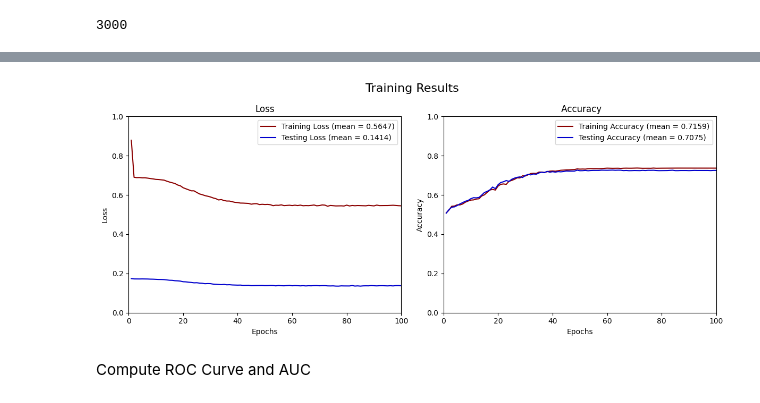
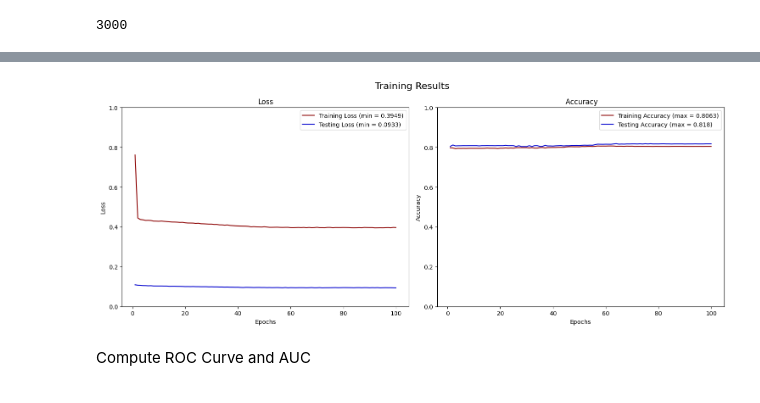
Before and after one commit to gpesticci/Jet-GNN, a Jupyter notebook: GNN.ipynb, the cells around one changed output, grey strips where cells are left out. Drawn from its saved outputs; the diff is of its cells as text; code cells hidden in the pictures.

```diff
--- a/GNN.ipynb
+++ b/GNN.ipynb
@@ -39,3 +121,6 @@ df = pd.concat([sig_isb_df, bkg_isb_df])
+# %%
+# Duplicate single features for each node
+df = prepare_features(combined_df, jet_cols, daughter_cols)
 # %%
 df
 # %% [output]
@@ -200,15 +193,14 @@ def node_features(df):
     features_list = []
 
     for _, row in df.iterrows():
-
-        max_nodes = max(len(row[col]) if isinstance(row[col], list) else 1 for col in feature_cols)
-        jet_nodes = [[] for _ in range(max_nodes)]
+        num_nodes = row['Jet0_nDaughters']
+        jet_nodes = [[] for _ in range(num_nodes)]
 
         for column in feature_cols:
             cell_value = row[column]
 
             if isinstance(cell_value, list):
-                for i in range(max_nodes):
+                for i in range(num_nodes):
                     jet_nodes[i].append(cell_value[i])
             else:
                 for node_features in jet_nodes:
@@ -226,7 +218,6 @@ def create_data_objects(df, features_array):
         x = torch.tensor(features, dtype=torch.float)
 
         num_nodes = x.size(0)
-        num_classes = 2 # binary classification
 
         # Fully connected edges
         G = nx.complete_graph(num_nodes)
@@ -234,7 +225,7 @@ def create_data_objects(df, features_array):
 
         y = torch.tensor([df['IsB'].iloc[idx]], dtype=torch.float)
 
-        data = Data(x=x, edge_index=edge_index, y=y, num_classes=num_classes, num_nodes=num_nodes)
+        data = Data(x=x, edge_index=edge_index, y=y, num_nodes=num_nodes)
         data_objects.append(data)
 
     return data_objects
@@ -289,7 +287,7 @@ model = GNN()
 # Define optimizer and criterion
 optimizer = optim.AdamW(model.parameters(), lr=1e-2, weight_decay=1e-4)
 criterion = nn.BCEWithLogitsLoss()
-scheduler = optim.lr_scheduler.ReduceLROnPlateau(optimizer, mode='min', factor=0.5, patience=5)
+scheduler = ReduceLROnPlateau(optimizer, mode='min', factor=0.5, patience=5)
 
 
 # Training loop
@@ -317,7 +315,7 @@ def test(loader):
     with torch.no_grad():
         for data in loader:
             out = model(data.x, data.edge_index, data.batch)
-            pred = (out > 0).float()
+            pred = (out > 0).float() # converts logits to binary prediction
             correct = (pred.squeeze() == data.y.float()).sum().item()
             total_correct += correct
             total_samples += len(data.y)
@@ -342,7 +340,7 @@ def check_gradients():
                 print(f"    {name}: {grad_norm:.6f}")
 
 # Training parameters
-num_epochs = 200
+num_epochs = 100
 
 # Lists to store loss and accuracy values
 train_loss_values = []
@@ -387,42 +385,53 @@ Epoch: 012, Train Loss: 0.6770, Test Loss: 0.1692, Train Acc: 0.5791, Test Acc:
 # %%
 # Plot Loss and Accuracy
 def plot_training_results():
-    epochs = range(1, len(train_loss_values) + 1)  # Create a list of epoch numbers
+    epochs = range(1, len(train_loss_values) + 1)
+
+    mean_train_loss = mean(train_loss_values)
+    mean_test_loss = mean(test_loss_values)
     mean_train_acc = mean(train_acc_values)
     mean_test_acc = mean(test_acc_values)
-    mean_train_loss = mean(train_loss_values)
-    mean_test_loss = mean(test_loss_values)
 
-    fig, (ax1, ax2) = plt.subplots(1, 2, figsize=(12, 5))
+    min_train_loss = min(train_loss_values)
+    min_test_loss = min(test_loss_values)
+    max_train_acc = max(train_acc_values)
+    max_test_acc = max(test_acc_values)
+
+    final_train_loss = train_loss_values[-1]
+    final_test_loss = test_loss_values[-1]
+    final_train_acc = train_acc_values[-1]
+    final_test_acc = test_acc_values[-1]
+
+    fig, (ax1, ax2) = plt.subplots(1, 2, figsize=(15, 6))
     fig.suptitle('Training Results', fontsize=16)
 
     # Plot Loss
-    ax1.plot(epochs, train_loss_values, color='darkred', label=(f"Training Loss (mean = {mean_train_loss:.4f})"))
-    ax1.plot(epochs, test_loss_values, color='mediumblue', label=(f"Testing Loss (mean = {mean_test_loss:.4f})"))
+    ax1.plot(epochs, train_loss_values, color='darkred', label=(f"Training Loss (min = {min_train_loss:.4f})"))
+    ax1.plot(epochs, test_loss_values, color='mediumblue', label=(f"Testing Loss (min = {min_test_loss:.4f})"))
     ax1.set_ylim(0, 1)
-    ax1.set_xlim(0, 100)
+    #ax1.set_xlim(0, 50)
     ax1.set_title('Loss')
     ax1.set_xlabel('Epochs')
     ax1.set_ylabel('Loss')
     ax1.legend(loc='best')
 
     # Plot  Accuracy
-    ax2.plot(epochs, train_acc_values, color='darkred', label=(f"Training Accuracy (mean = {mean_train_acc:.4f})"))
-    ax2.plot(epochs, test_acc_values, color='mediumblue', label=(f"Testing Accuracy (mean = {mean_test_acc:.4})"))
+    ax2.plot(epochs, train_acc_values, color='darkred', label=(f"Training Accuracy (max = {max_train_acc:.4f})"))
+    ax2.plot(epochs, test_acc_values, color='mediumblue', label=(f"Testing Accuracy (max = {max_test_acc:.4})"))
     ax2.set_ylim(0, 1)
-    ax2.set_xlim(0, 100)
+    #ax2.set_xlim(0, 50)
     ax2.set_title(' Accuracy')
     ax2.set_xlabel('Epochs')
     ax2.set_ylabel('Accuracy')
     ax2.legend(loc='best')
 
     plt.tight_layout()
     plt.show()
 
 # After your training loop, call the function:
 plot_training_results()
 # %% [output]
-[figure, old version]
+[figure, new version]
 # %% [markdown]
 Compute ROC Curve and AUC
 # %%
```
Also changed, not shown: parts of 24 cells of this notebook, 1 other file.
